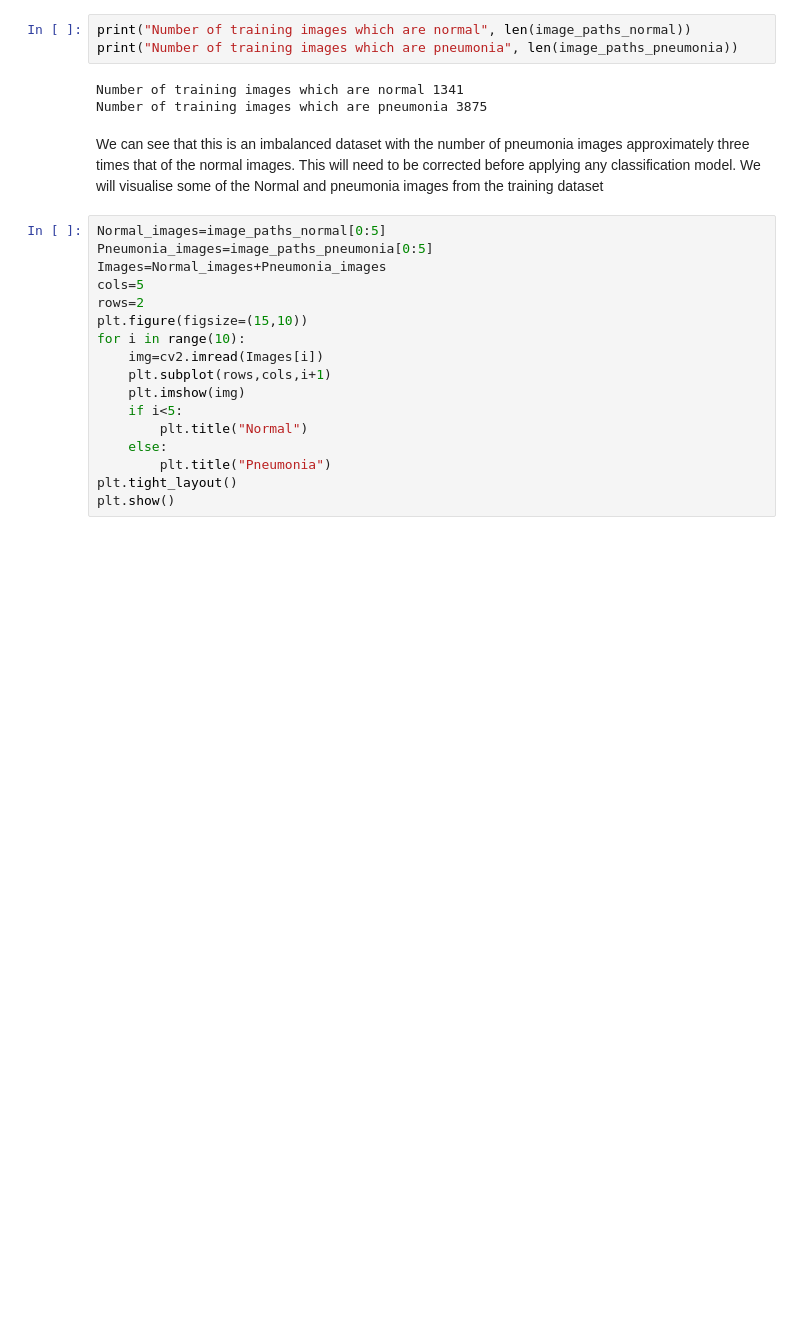
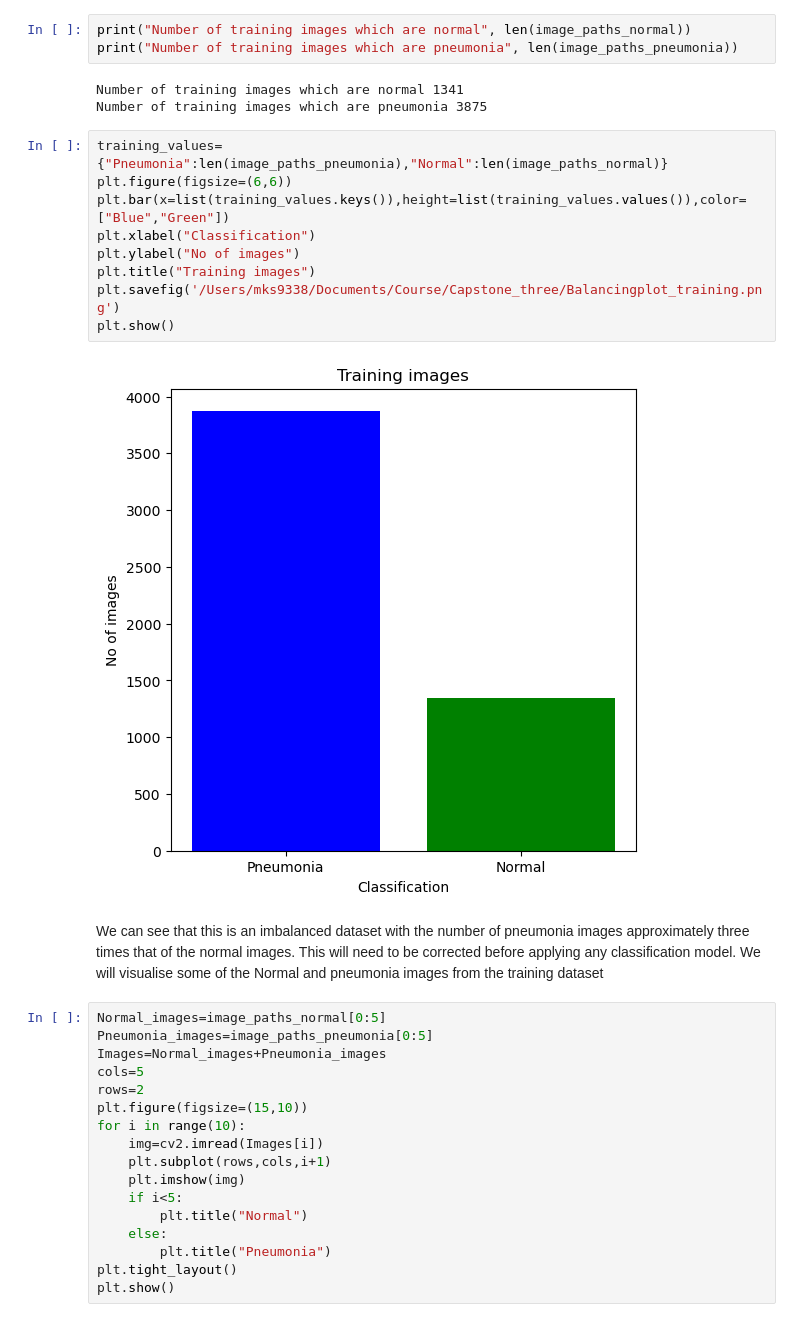
Before and after one commit to mt98/Datascience, a Jupyter notebook: Capstone_three/Data_wrangling_EDA.ipynb, the cells around one changed output. Cells and saved outputs as stored; diff of their text form; blank space fills up the shorter version.

Commit message:
Capstone_three

```diff
--- a/Capstone_three/Data_wrangling_EDA.ipynb
+++ b/Capstone_three/Data_wrangling_EDA.ipynb
@@ -25,6 +25,17 @@ print("Number of training images which are pneumonia", len(image_paths_pneumonia
 # %% [output]
 Number of training images which are normal 1341
 Number of training images which are pneumonia 3875
+# %%
+training_values={"Pneumonia":len(image_paths_pneumonia),"Normal":len(image_paths_normal)}
+plt.figure(figsize=(6,6))
+plt.bar(x=list(training_values.keys()),height=list(training_values.values()),color=["Blue","Green"])
+plt.xlabel("Classification")
+plt.ylabel("No of images")
+plt.title("Training images")
+plt.savefig('/Users/mks9338/Documents/Course/Capstone_three/Balancingplot_training.png')
+plt.show()
+# %% [output]
+[figure, added]
 # %% [markdown]
 We can see that this is an imbalanced dataset with the number of pneumonia images approximately three times that of the normal images. This will need to be corrected before applying any classification model.
 We will visualise some of the Normal and pneumonia images from the training dataset
```
Also changed, not shown: 3 other files.
